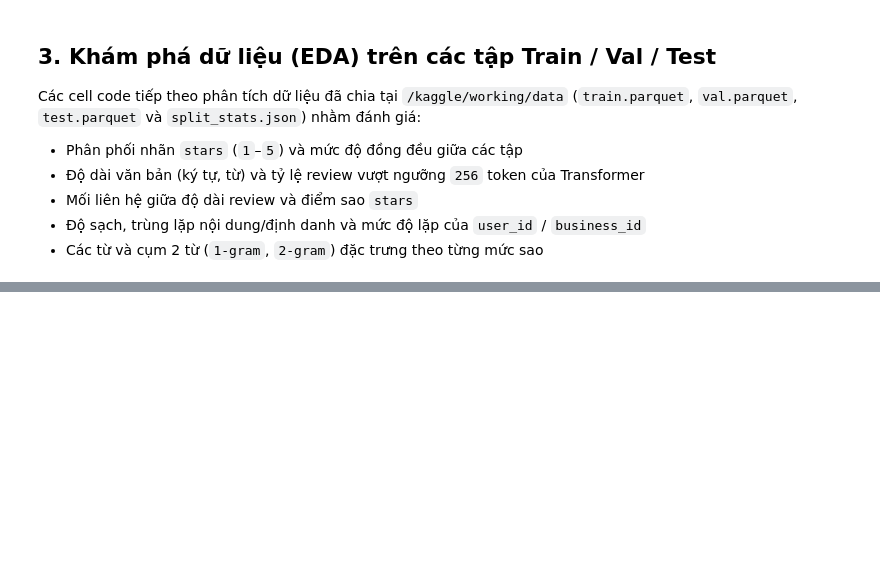
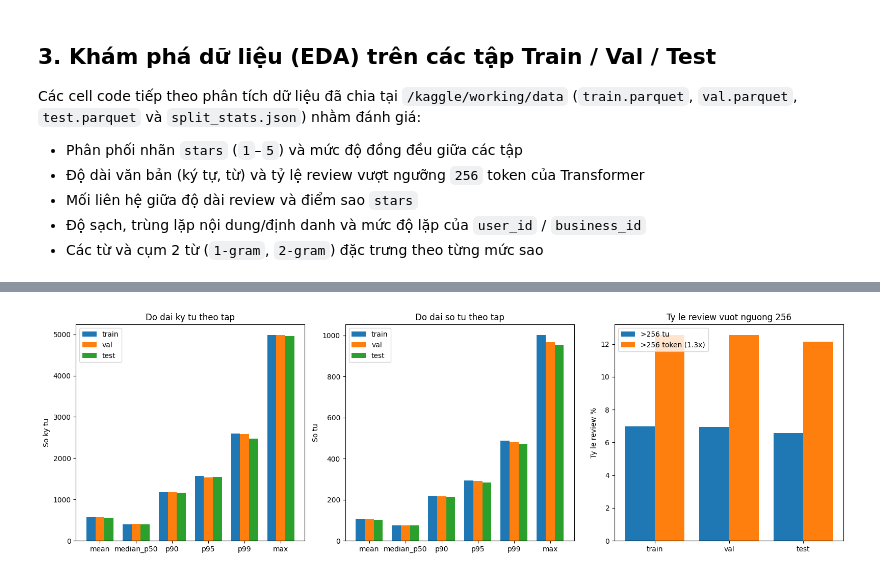
Before and after one commit to toan58936/topic, a Jupyter notebook: notebooks/01-yelp-data-eda-baseline.ipynb, the cells around one changed output, grey strips where cells are left out. Saved outputs shown, nothing was run; the diff lists cells and outputs as text; code cells hidden in the pictures; blank space fills up the shorter version.

```diff
--- a/notebooks/01-yelp-data-eda-baseline.ipynb
+++ b/notebooks/01-yelp-data-eda-baseline.ipynb
@@ -747,0 +301,58 @@ Ngưỡng mục tiêu Mốc 1 (0.85 * RMSE_val): 0.6623
+# %%
+import matplotlib.pyplot as plt
+import numpy as np
+
+fig, axes = plt.subplots(1, 3, figsize=(16, 5))
+
+# 1. Do dai ky tu theo tap
+ax = axes[0]
+metrics_c = ['mean', 'median_p50', 'p90', 'p95', 'p99', 'max']
+x = np.arange(len(metrics_c))
+width = 0.25
+for i, (name, df) in enumerate(splits.items()):
+    char_lens = df['text'].astype(str).str.len()
+    vals = [float(char_lens.mean()), float(char_lens.quantile(0.50)),
+            float(char_lens.quantile(0.90)), float(char_lens.quantile(0.95)),
+            float(char_lens.quantile(0.99)), int(char_lens.max())]
+    ax.bar(x + i*width, vals, width, label=name)
+ax.set_xticks(x + width)
+ax.set_xticklabels(metrics_c)
+ax.set_ylabel('So ky tu')
+ax.set_title('Do dai ky tu theo tap')
+ax.legend()
+
+# 2. Do dai so tu theo tap
+ax = axes[1]
+for i, (name, df) in enumerate(splits.items()):
+    word_lens = pd.Series([len(t.split()) for t in df['text'].astype(str)], index=df.index)
+    vals = [float(word_lens.mean()), float(word_lens.quantile(0.50)),
+            float(word_lens.quantile(0.90)), float(word_lens.quantile(0.95)),
+            float(word_lens.quantile(0.99)), int(word_lens.max())]
+    ax.bar(x + i*width, vals, width, label=name)
+ax.set_xticks(x + width)
+ax.set_xticklabels(metrics_c)
+ax.set_ylabel('So tu')
+ax.set_title('Do dai so tu theo tap')
+ax.legend()
+
+# 3. Ty le review > 256 tu / token
+ax = axes[2]
+pct_words = []
+pct_tokens = []
+for name, df in splits.items():
+    word_lens = pd.Series([len(t.split()) for t in df['text'].astype(str)], index=df.index)
+    pct_words.append(float((word_lens > 256).mean() * 100))
+    pct_tokens.append(float(((word_lens * 1.3) > 256).mean() * 100))
+x = np.arange(len(splits))
+ax.bar(x - 0.2, pct_words, 0.4, label='>256 tu')
+ax.bar(x + 0.2, pct_tokens, 0.4, label='>256 token (1.3x)')
+ax.set_xticks(x)
+ax.set_xticklabels(list(splits.keys()))
+ax.set_ylabel('Ty le review %')
+ax.set_title('Ty le review vuot nguong 256')
+ax.legend()
+
+plt.tight_layout()
+plt.show()
+# %% [output]
+[figure, added]
```
Also changed, not shown: parts of 18 cells of this notebook.
